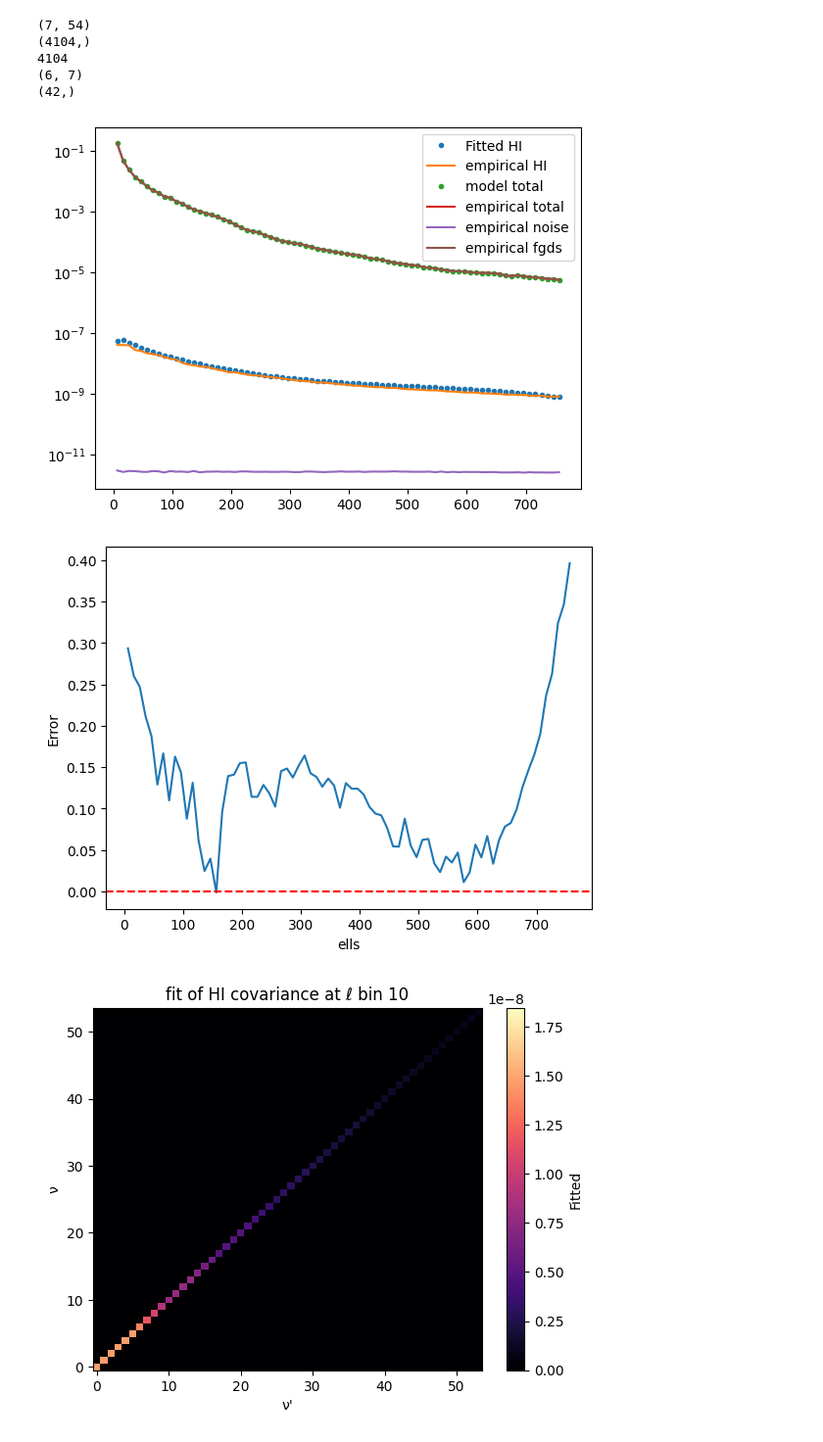
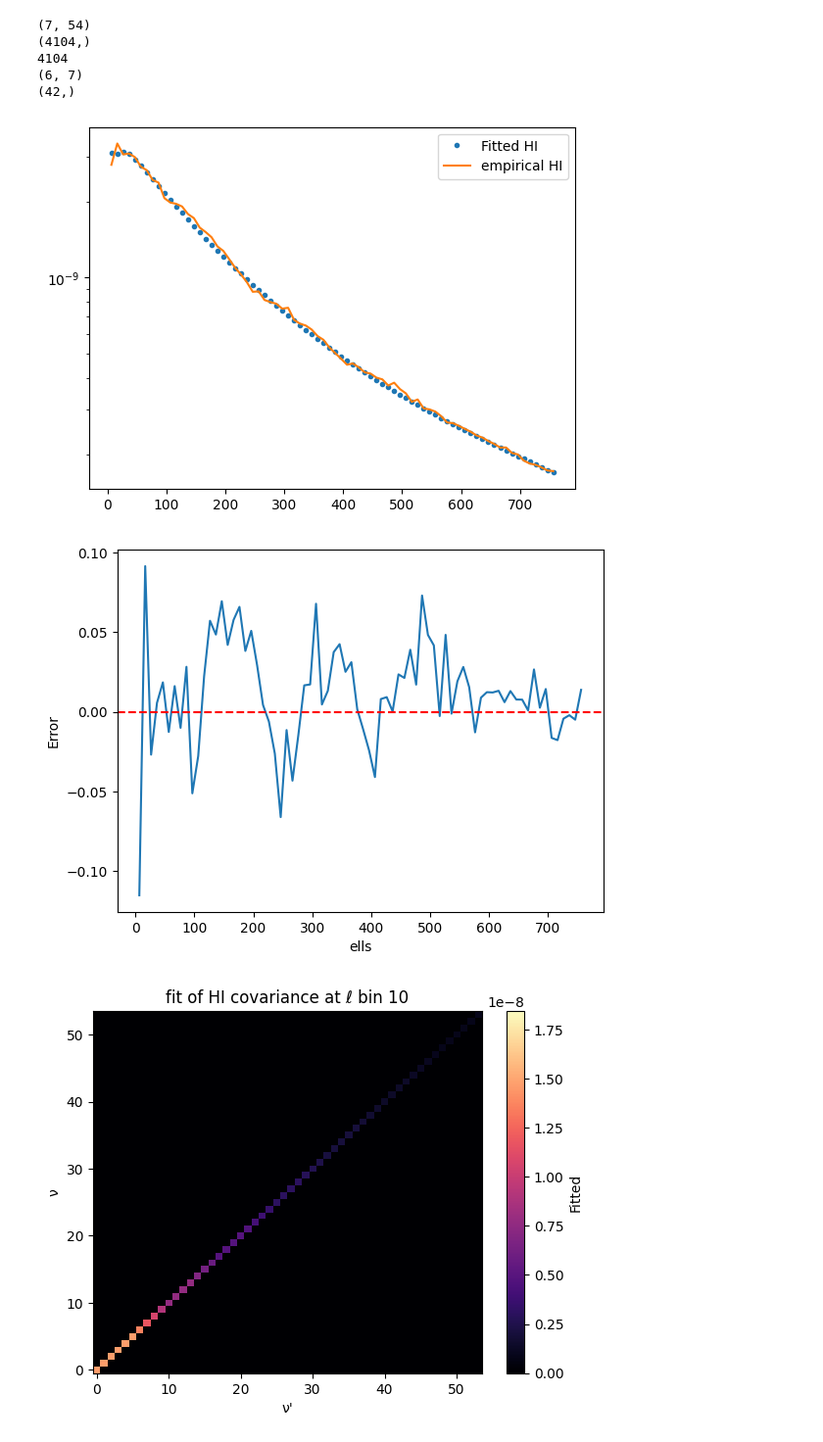
Before and after one commit to urwa99/MASS_Thesis, a Jupyter notebook: HI/SMICA_HI2.ipynb, the cells around one changed output. Shown at 98% size. Drawn from its saved outputs; the diff is of its cells as text; code cells hidden in the pictures.

```diff
--- a/HI/SMICA_HI2.ipynb
+++ b/HI/SMICA_HI2.ipynb
@@ -225,19 +225,19 @@ def model_covariance(C_HI, C_noise,C_fgds, n_bins):
     return C_b
 C_model=model_covariance(C_fit, noise_binned, fgds_binned, nbins)
 # %%
-f=5
+f=34
 plt.plot(leff,C_fit[:,f,f],'.', label='Fitted HI')
 plt.plot(leff, hi_d[:,f,f], label='empirical HI')
-plt.plot(leff, C_model[:,f,f], '.',label='model total')
-plt.plot(leff, chat_binned[:,f,f], label='empirical total')
-plt.plot(leff, noise_binned[:,f,f], label='empirical noise')
-plt.plot(leff, fgds_binned[:,f,f], label='empirical fgds')
+# plt.plot(leff, C_model[:,f,f], '.',label='model total')
+# plt.plot(leff, chat_binned[:,f,f], label='empirical total')
+# plt.plot(leff, noise_binned[:,f,f], label='empirical noise')
+# plt.plot(leff, fgds_binned[:,f,f], label='empirical fgds')
 
 plt.legend()
 plt.yscale('log')
 plt.show()
 # %% [output]
-[figure, old version]
+[figure, new version]
 # %%
 err= (hi_d[:,f,f]- C_fit[:,f,f])/hi_d[:,f,f]
 plt.plot(leff, err)
@@ -246,7 +246,7 @@ plt.xlabel('ells')
 plt.ylabel('Error')
 plt.show()
 # %% [output]
-[figure, old version]
+[figure, new version]
 # %%
 l=10
 v_min= np.min(hi_d[l])
```
Also changed, not shown: parts of 20 cells of this notebook.
